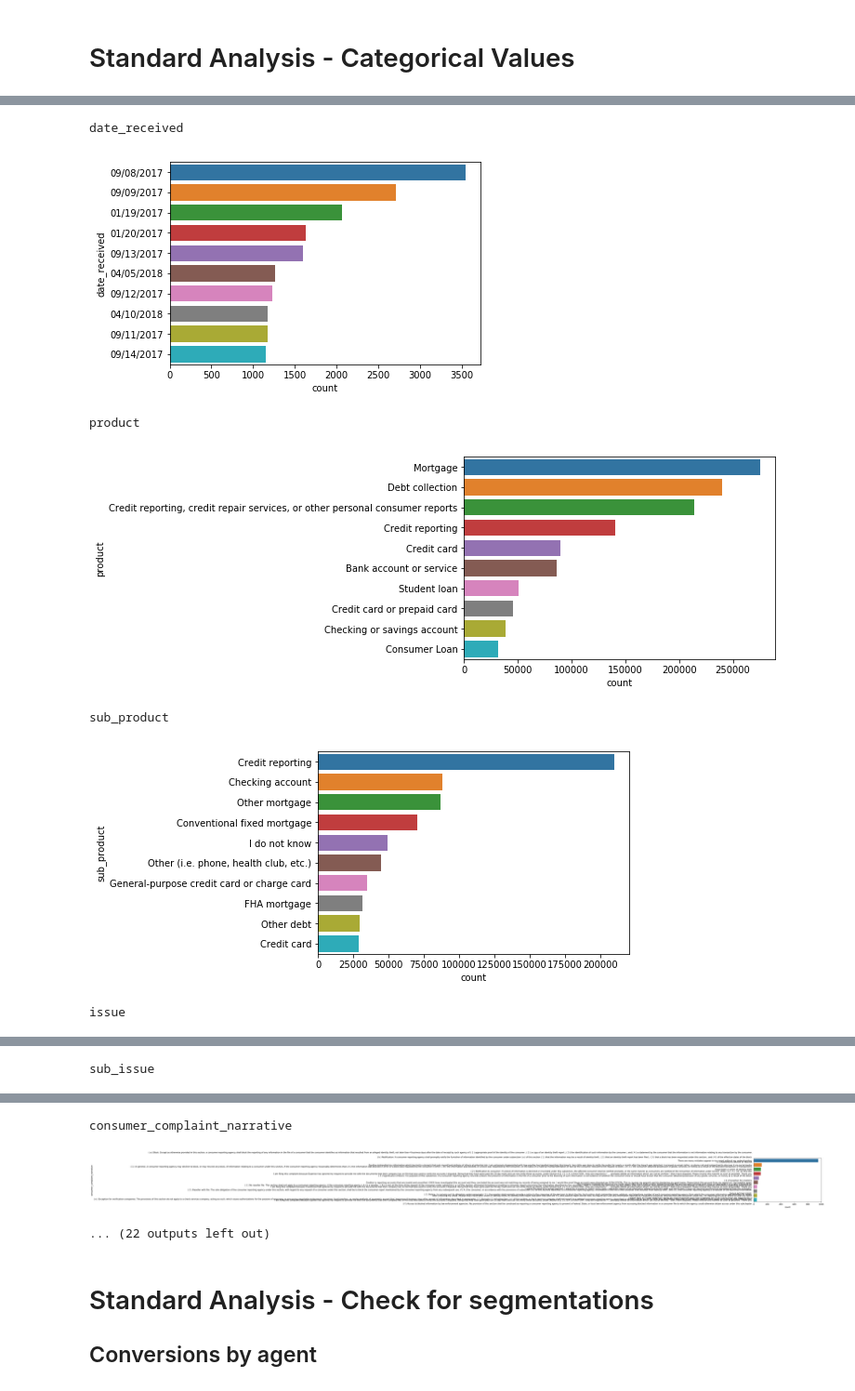
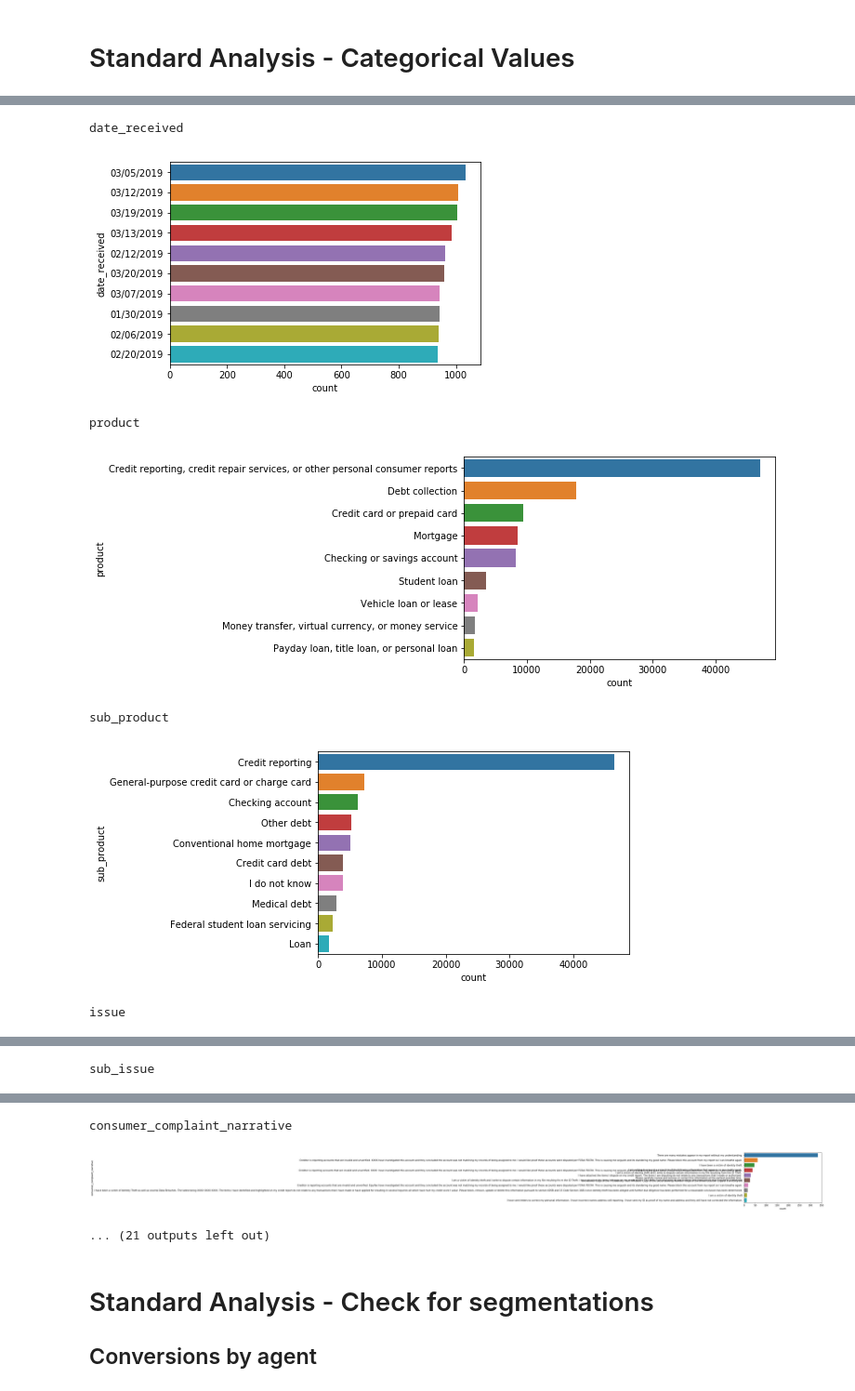
Before and after one commit to FollowJack/machine-learning-masterclass, a Jupyter notebook: project_16_call_center_nlp/notebooks/01_customer_service_pipeline.ipynb, the cells around one changed output, grey strips where cells are left out. Shown at 93% size. Cells and saved outputs as stored; diff of their text form; code cells hidden in the pictures.

```diff
--- a/project_16_call_center_nlp/notebooks/01_customer_service_pipeline.ipynb
+++ b/project_16_call_center_nlp/notebooks/01_customer_service_pipeline.ipynb
@@ -24,7 +31,7 @@ DATA_PATH = '../data/consumer_complaints.csv'
 df = pd.read_csv(DATA_PATH)
 # %%
 # Just take a sample size of 1000
-# df = df[:10000]
+df = df[:100000]
 # %%
 df.shape
 # %% [output]
@@ -174,14 +181,16 @@ clean_table.describe(include=['object'])
 # %%
 for feature in clean_table.dtypes[clean_table.dtypes == 'object'].index:
     print(feature)
+    if(feature == 'consumer_disputed'):
+        continue
     sns.countplot(y=feature, data=clean_table,
                   order=clean_table[feature].value_counts().iloc[:10].index)
     plt.show()
 # %% [output]
 date_received
-[figure, old version]
+[figure, new version]
 product
-[figure, old version]
+[figure, new version]
 sub_product
-[figure, old version]
+[figure, new version]
 issue
@@ -191,6 +200,6 @@ sub_issue
 consumer_complaint_narrative
-[figure, old version]
+[figure, new version]
-... (22 outputs left out)
+... (21 outputs left out)
 # %% [markdown]
 # Standard Analysis - Check for segmentations
 ## Conversions by agent
```
Also changed, not shown: parts of 33 cells of this notebook, 4 other files.
